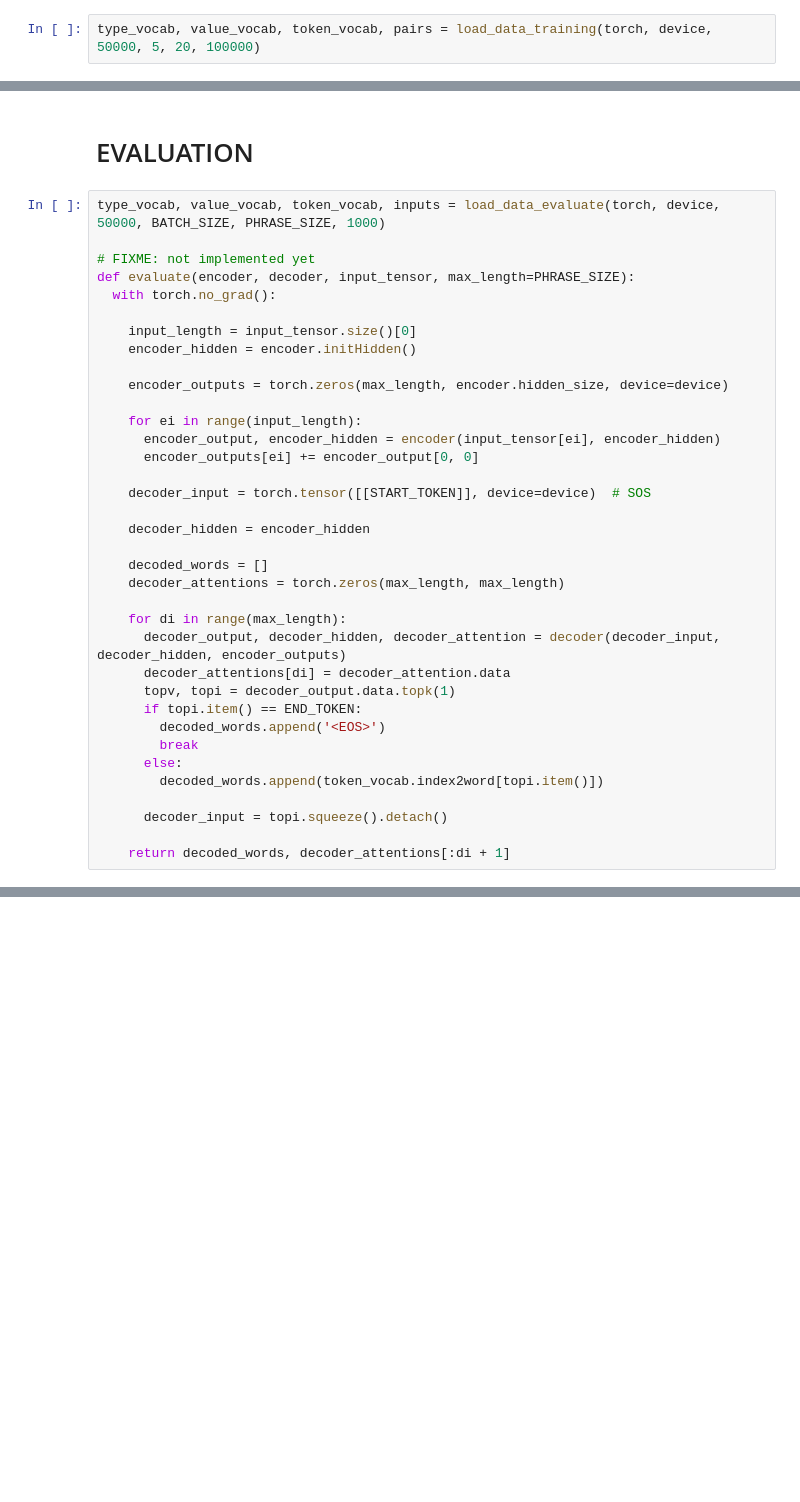
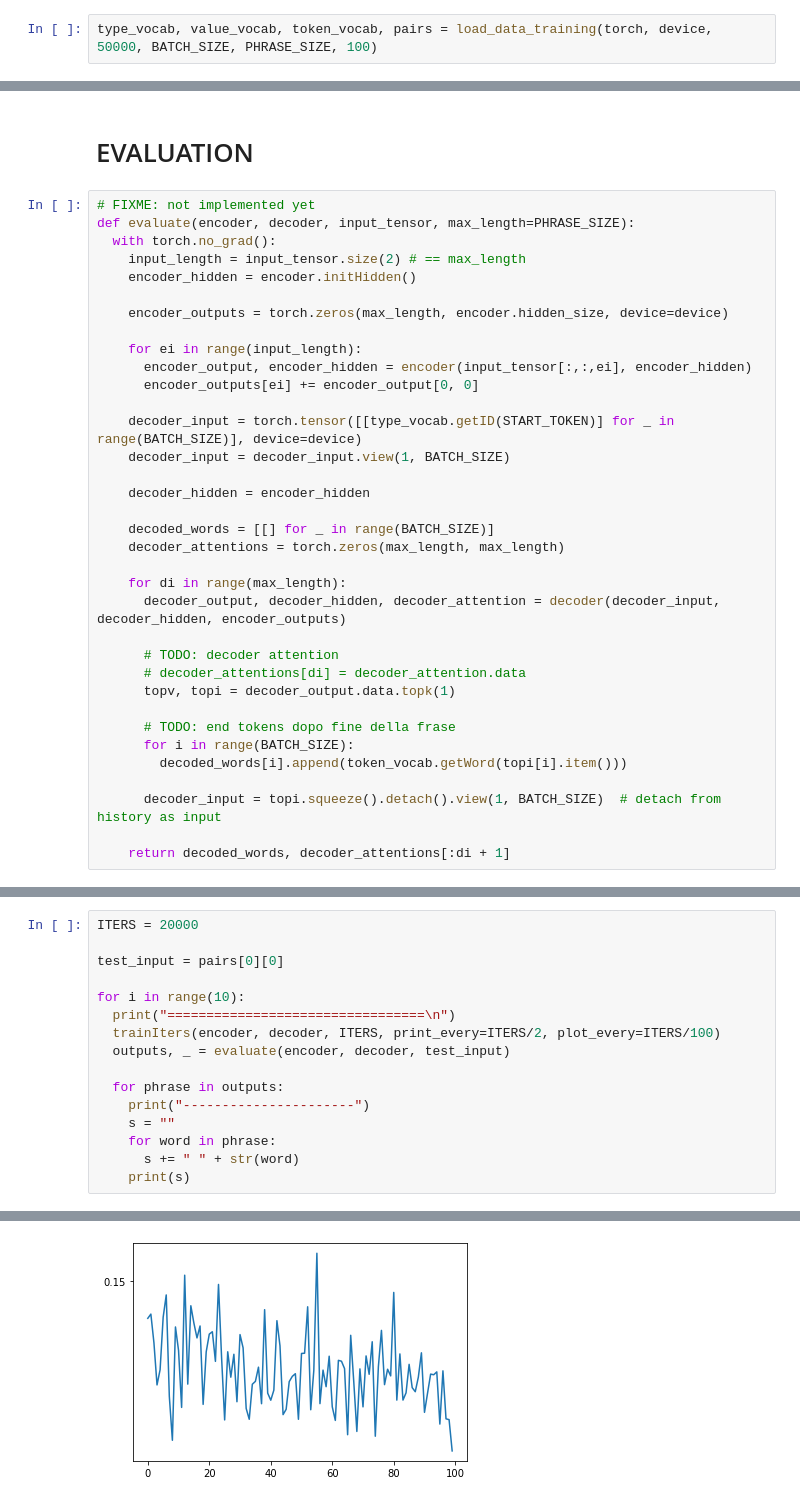
Before and after one commit to tomm2000/wikiauto, a Jupyter notebook: model.ipynb, the cells around one changed output, grey strips where cells are left out. Cells and saved outputs as stored; diff of their text form; blank space fills up the shorter version.

```diff
--- a/model.ipynb
+++ b/model.ipynb
@@ -140,5 +140,5 @@ def showPlot(points):
 # %% [markdown]
 # INPUT
 # %%
-type_vocab, value_vocab, token_vocab, pairs = load_data_training(torch, device, 50000, 5, 20, 100000)
+type_vocab, value_vocab, token_vocab, pairs = load_data_training(torch, device, 50000, BATCH_SIZE, PHRASE_SIZE, 100)
 # %% [output]
@@ -275,38 +282,37 @@ trainIters(encoder, decoder, 10000, print_every=1000, plot_every=100)
 # %% [markdown]
 # EVALUATION
 # %%
-type_vocab, value_vocab, token_vocab, inputs = load_data_evaluate(torch, device, 50000, BATCH_SIZE, PHRASE_SIZE, 1000)
-
 # FIXME: not implemented yet
 def evaluate(encoder, decoder, input_tensor, max_length=PHRASE_SIZE):
   with torch.no_grad():
-
-    input_length = input_tensor.size()[0]
+    input_length = input_tensor.size(2) # == max_length
     encoder_hidden = encoder.initHidden()
 
     encoder_outputs = torch.zeros(max_length, encoder.hidden_size, device=device)
 
     for ei in range(input_length):
-      encoder_output, encoder_hidden = encoder(input_tensor[ei], encoder_hidden)
+      encoder_output, encoder_hidden = encoder(input_tensor[:,:,ei], encoder_hidden)
       encoder_outputs[ei] += encoder_output[0, 0]
 
-    decoder_input = torch.tensor([[START_TOKEN]], device=device)  # SOS
+    decoder_input = torch.tensor([[type_vocab.getID(START_TOKEN)] for _ in range(BATCH_SIZE)], device=device)
+    decoder_input = decoder_input.view(1, BATCH_SIZE)
 
     decoder_hidden = encoder_hidden
 
-    decoded_words = []
+    decoded_words = [[] for _ in range(BATCH_SIZE)]
     decoder_attentions = torch.zeros(max_length, max_length)
 
     for di in range(max_length):
       decoder_output, decoder_hidden, decoder_attention = decoder(decoder_input, decoder_hidden, encoder_outputs)
-      decoder_attentions[di] = decoder_attention.data
+
+      # TODO: decoder attention
+      # decoder_attentions[di] = decoder_attention.data
       topv, topi = decoder_output.data.topk(1)
-      if topi.item() == END_TOKEN:
-        decoded_words.append('<EOS>')
-        break
-      else:
-        decoded_words.append(token_vocab.index2word[topi.item()])
 
-      decoder_input = topi.squeeze().detach()
+      # TODO: end tokens dopo fine della frase
+      for i in range(BATCH_SIZE):
+        decoded_words[i].append(token_vocab.getWord(topi[i].item()))
+
+      decoder_input = topi.squeeze().detach().view(1, BATCH_SIZE)  # detach from history as input
 
     return decoded_words, decoder_attentions[:di + 1]
@@ -330,0 +381,17 @@ output shape:  torch.Size([5, 20])
+# %%
+ITERS = 20000
+
+test_input = pairs[0][0]
+
+for i in range(10):
+  print("=================================\n")
+  trainIters(encoder, decoder, ITERS, print_every=ITERS/2, plot_every=ITERS/100)
+  outputs, _ = evaluate(encoder, decoder, test_input)
+
+  for phrase in outputs:
+    print("----------------------")
+    s = ""
+    for word in phrase:
+      s += " " + str(word)
+    print(s)
+# %% [output]
@@ -330,0 +403 @@ output shape:  torch.Size([5, 20])
+[figure, added]
```
Also changed, not shown: parts of 10 cells of this notebook, 2 other files.
